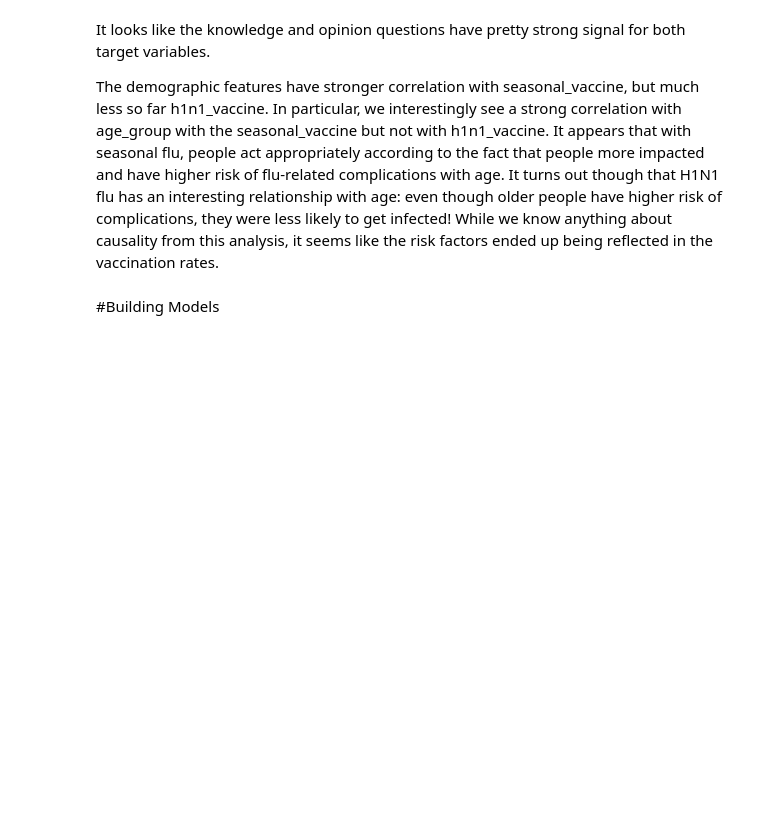
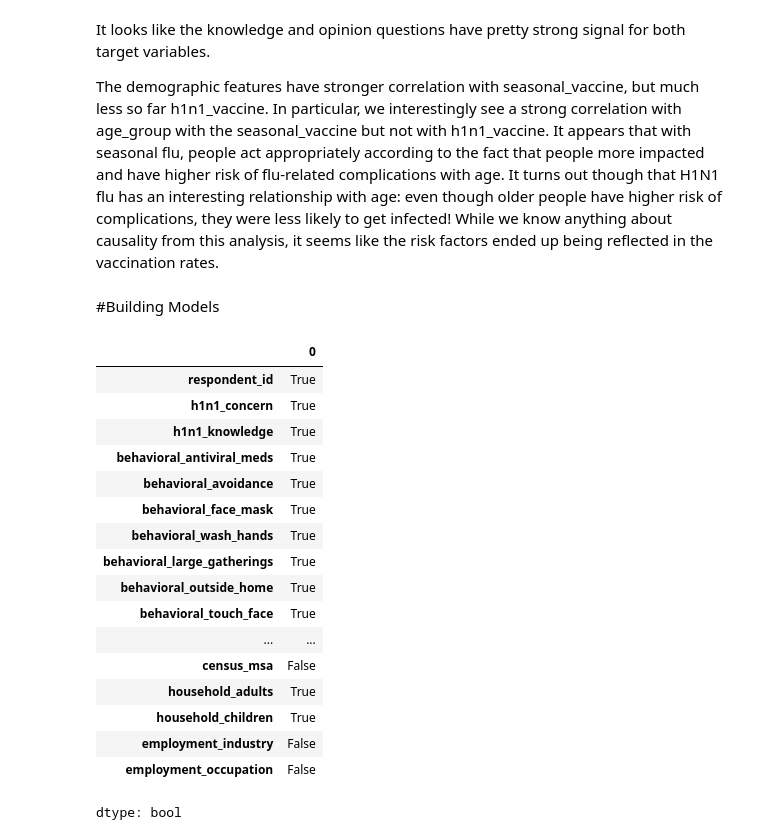
Before and after one commit to Rlours/VaccinePrediction-H1N1_Flu, a Jupyter notebook: H1N1_Flu_VaccinePrediction.ipynb, the cells around one changed output. Drawn from its saved outputs; the diff is of its cells as text; code cells hidden in the pictures; blank space fills up the shorter version.

```diff
--- a/H1N1_Flu_VaccinePrediction.ipynb
+++ b/H1N1_Flu_VaccinePrediction.ipynb
@@ -302,0 +316,21 @@ The demographic features have stronger correlation with seasonal_vaccine, but mu
+# %%
+df_train_features.dtypes != "object"
+# %% [output]
+|  | 0 |
+| respondent_id | True |
+| h1n1_concern | True |
+| h1n1_knowledge | True |
+| behavioral_antiviral_meds | True |
+| behavioral_avoidance | True |
+| behavioral_face_mask | True |
+| behavioral_wash_hands | True |
+| behavioral_large_gatherings | True |
+| behavioral_outside_home | True |
+| behavioral_touch_face | True |
+| ... | ... |
+| census_msa | False |
+| household_adults | True |
+| household_children | True |
+| employment_industry | False |
+| employment_occupation | False |
+dtype: bool
```
Also changed, not shown: parts of 9 cells of this notebook.
